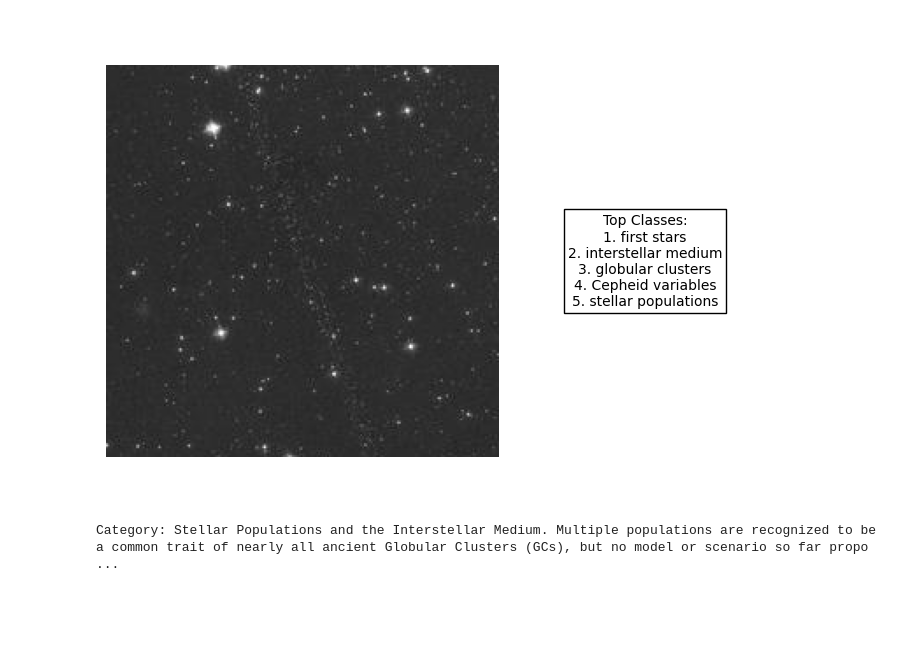
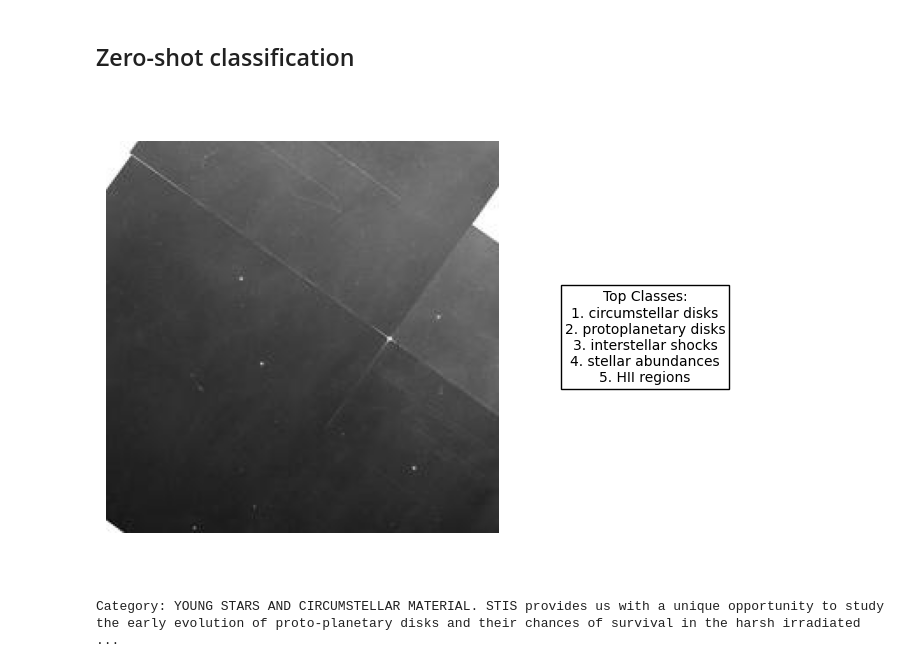
Before and after one commit to smsharma/PAPERCLIP-Hubble, a Jupyter notebook: notebooks/eval.ipynb, the cells around one changed output. Cells and saved outputs as stored; diff of their text form; code cells hidden in the pictures; blank space fills up the shorter version.

```diff
--- a/notebooks/eval.ipynb
+++ b/notebooks/eval.ipynb
@@ -58,9 +51,13 @@ if state is restored_state:
 # %%
 from models.dataset_utils import make_dataloader, create_input_iter
 
-files = ['../data/tfrecords/observations_1.tfrecord','../data/tfrecords/observations_2.tfrecord','../data/tfrecords/observations_3.tfrecord','../data/tfrecords/observations_4.tfrecord',]
+files = ['../data/tfrecords/observations_1.tfrecord','../data/tfrecords/observations_2.tfrecord','../data/tfrecords/observations_3.tfrecord','../data/tfrecords/observations_4.tfrecord',
+         '../data/tfrecords/observations_5.tfrecord','../data/tfrecords/observations_6.tfrecord','../data/tfrecords/observations_7.tfrecord','../data/tfrecords/observations_8.tfrecord','../data/tfrecords/observations_9.tfrecord']
+
 ds = make_dataloader(files, batch_size=32, seed=42, split='val')
 batches = iter(ds)
+# %% [markdown]
+## Zero-shot classification
 # %%
 import jax.numpy as np
 
@@ -103,16 +100,16 @@ def display_content(image, paragraph, classes):
     plt.tight_layout()
     plt.show()
 # %%
-idx = 18
+idx = 1
 
 image_feat = model.get_image_features(inputs_images['pixel_values'][idx:idx + 1], params=restored_state.params);
 text_feat = model.get_text_features(**claude_science_cat_inputs, params=restored_state.params)
 
 cats = [claude_science_cat[i] for i in np.argsort((text_feat @ image_feat.T)[:, 0])[::-1]][:5]
 
 display_content(images[idx], captions[idx], cats)
 
 print(captions[idx])
 # %% [output]
-[figure, old version]
+[figure, new version]
-Category: Stellar Populations and the Interstellar Medium. Multiple populations are recognized to be a common trait of nearly all ancient Globular Clusters (GCs), but no model or scenario so far propo ...
+Category: YOUNG STARS AND CIRCUMSTELLAR MATERIAL. STIS provides us with a unique opportunity to study the early evolution of proto-planetary disks and their chances of survival in the harsh irradiated ...
```
Also changed, not shown: parts of 13 cells of this notebook.
